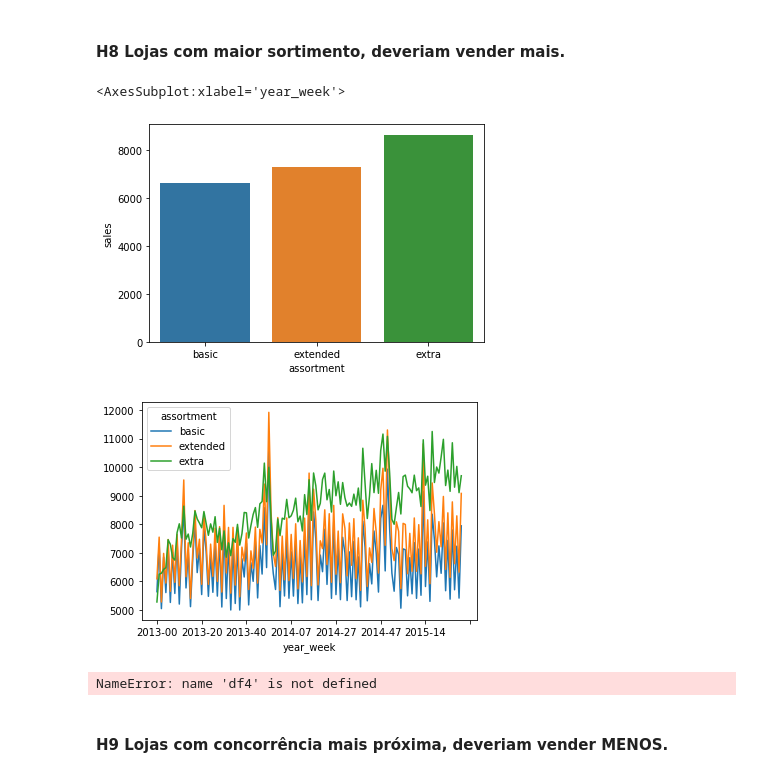
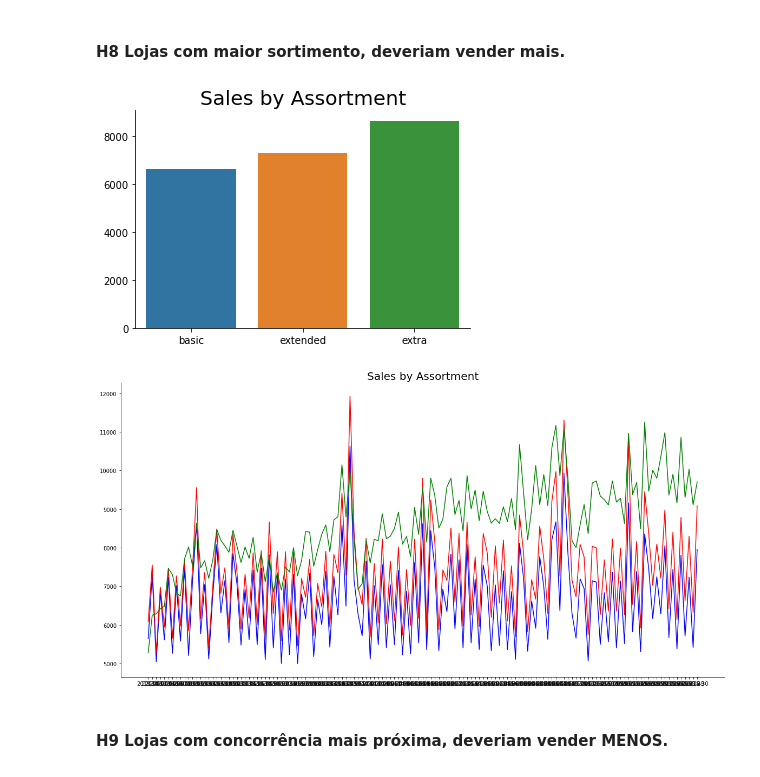
Before and after one commit to Samoelmoura/rossmann_sales_predict, a Jupyter notebook: notebooks/store_sales_predict.ipynb, the cells around one changed output. Cells and saved outputs as stored; diff of their text form; code cells hidden in the pictures.

Commit message:
data preparation

```diff
--- a/notebooks/store_sales_predict.ipynb
+++ b/notebooks/store_sales_predict.ipynb
@@ -375,20 +384,24 @@ df1['day_of_week'] = df1['date'].dt.day_name()
 # %% [markdown]
 # 3.0 Data Filtering
+# %%
+df3 = df2.copy()
 # %% [markdown]
 ## 3.1 Rows filtering
 # %% [markdown]
 Filtrando lojas fechadas
 # %%
-df2 = df1.loc[(df1['sales']>0)&(df1['open']!=0)]
+df3 = df3.loc[(df3['sales']>0)&(df3['open']!=0)]
 # %% [markdown]
 ## 3.2 Columns filtering
 # %%
-cols_drop = ['open']
-df2 = df2.drop(cols_drop, axis=1)
+cols_drop = ['open', 'customers']
+df3 = df3.drop(cols_drop, axis=1)
 # %% [markdown]
 A coluna customer não poderá seguir para a modelagem, mas permanecerá no dataset para participar da análise exploratória de dados
 # %% [markdown]
 # 4.0 Exploratory Data Analysis
+# %%
+df4 = df3.copy()
 # %% [markdown]
 ## 4.1 Univariate Analysis
 # %% [markdown]
@@ -688,25 +694,27 @@ sns.despine();
 # %% [markdown]
 #### H8 Lojas com maior sortimento, deveriam vender mais.
 # %%
-temp = df2.groupby('assortment').agg({'sales':'mean'}).reset_index()
+temp = df4.groupby('assortment').agg({'sales':'mean'}).reset_index()
 sns.barplot(x='assortment', y='sales', data=temp)
-
-temp = df2.groupby(['year_week', 'assortment']).agg({'sales':'mean'}).reset_index()
-temp = temp.pivot(index='year_week', columns='assortment', values='sales')
-temp.plot()
+sns.despine()
+plt.ylabel('')
+plt.xlabel('')
+plt.title('Sales by Assortment', fontsize=20);
 # %% [output]
-<AxesSubplot:xlabel='year_week'>
-[figure, old version]
+[figure, new version]
-[figure, removed]
-# %%
-aux1 = df4[['assortment', 'sales']].groupby( 'assortment' ).sum().reset_index()
-sns.barplot( x='assortment', y='sales', data=aux1 );
-aux2 = df4[['year_week', 'assortment', 'sales']].groupby(['year_week','assortment'] ).sum().reset_index()
-aux2.pivot( index='year_week', columns='assortment', values='sales' ).plot()
-aux3 = aux2[aux2['assortment'] == 'extra']
-aux3.pivot( index='year_week', columns='assortment', values='sales' ).plot()
-# %% [output]
-NameError: name 'df4' is not defined
+# %%
+plt.figure(figsize=(20, 10))
+temp = df4.groupby(['year_week', 'assortment']).agg({'sales':'mean'}).reset_index()
+temp = temp.pivot(index='year_week', columns='assortment', values='sales')
+sns.lineplot(x='year_week', y='basic', data=temp, color='b')
+sns.lineplot(x='year_week', y='extended', data=temp, color='r')
+sns.lineplot(x='year_week', y='extra', data=temp, color='g')
+sns.despine()
+plt.ylabel('')
+plt.xlabel('')
+plt.title('Sales by Assortment', fontsize=20);
+# %% [output]
+[figure, added]
 # %% [markdown]
 #### H9 Lojas com concorrência mais próxima, deveriam vender **MENOS**.
 # %% [markdown]
```
Also changed, not shown: parts of 36 cells of this notebook.
